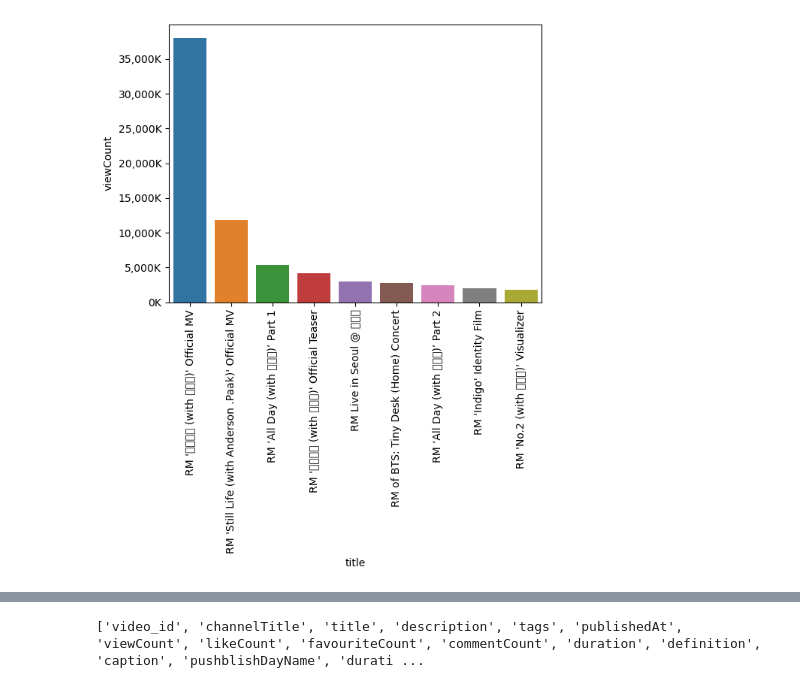
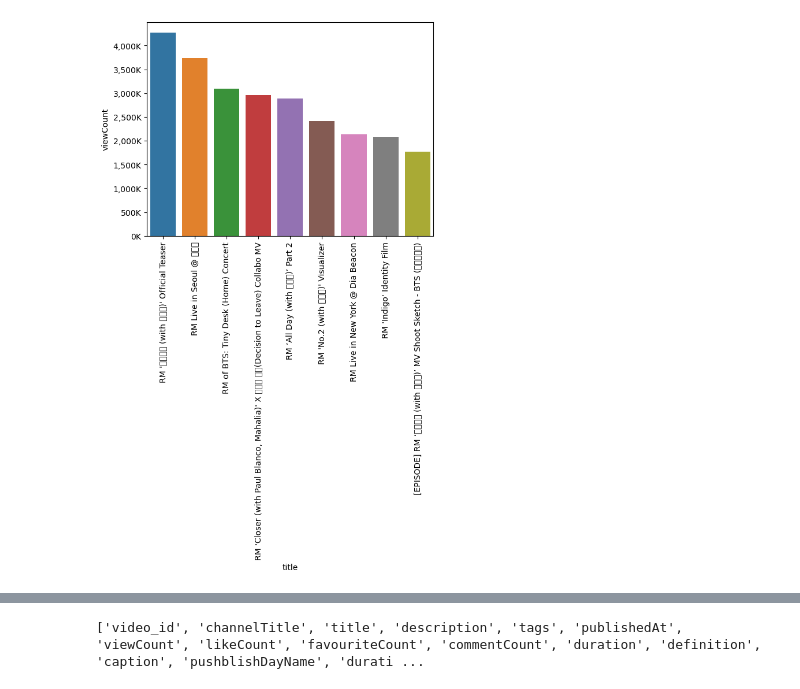
Before and after one commit to datahubtown/YT_API, a Jupyter notebook: YT_API.ipynb, the cells around one changed output, grey strips where cells are left out. Saved outputs shown, nothing was run; the diff lists cells and outputs as text; code cells hidden in the pictures.

```diff
--- a/YT_API.ipynb
+++ b/YT_API.ipynb
@@ -219,11 +237,24 @@ video_df
 # %%
 import matplotlib.ticker as mticker
 # %%
-ax = sns.barplot(x='title', y='viewCount', data = video_df.sort_values('viewCount', ascending=False)[0:9])
-ax.set_xticklabels(ax.get_xticklabels(), rotation=90);
-ax.yaxis.set_major_formatter(mticker.FuncFormatter(lambda x, pos:'{:,.0F}'.format(x/1000) + 'K'))
+# Calculate the IQR
+q1 = video_df['viewCount'].quantile(0.25)
+q3 = video_df['viewCount'].quantile(0.75)
+iqr = q3 - q1
+
+# Calculate the lower and upper bounds
+lower_bound = q1 - 1.5 * iqr
+upper_bound = q3 + 1.5 * iqr
+
+# Filter the data to remove outliers
+filtered_data = video_df[(video_df['viewCount'] >= lower_bound) & (video_df['viewCount'] <= upper_bound)]
+
+# Create the barplot with the filtered data
+ax = sns.barplot(x='title', y='viewCount', data=filtered_data.sort_values('viewCount', ascending=False)[0:9])
+ax.set_xticklabels(ax.get_xticklabels(), rotation=90)
+ax.yaxis.set_major_formatter(mticker.FuncFormatter(lambda x, pos: '{:,.0f}'.format(x/1000) + 'K'))
 # %% [output]
-[figure, old version]
+[figure, new version]
 # %%
 ax = sns.barplot(x='title', y='viewCount', data = video_df.sort_values('viewCount', ascending=True)[0:9])
 ax.set_xticklabels(ax.get_xticklabels(), rotation=90);
```
Also changed, not shown: parts of 15 cells of this notebook.
